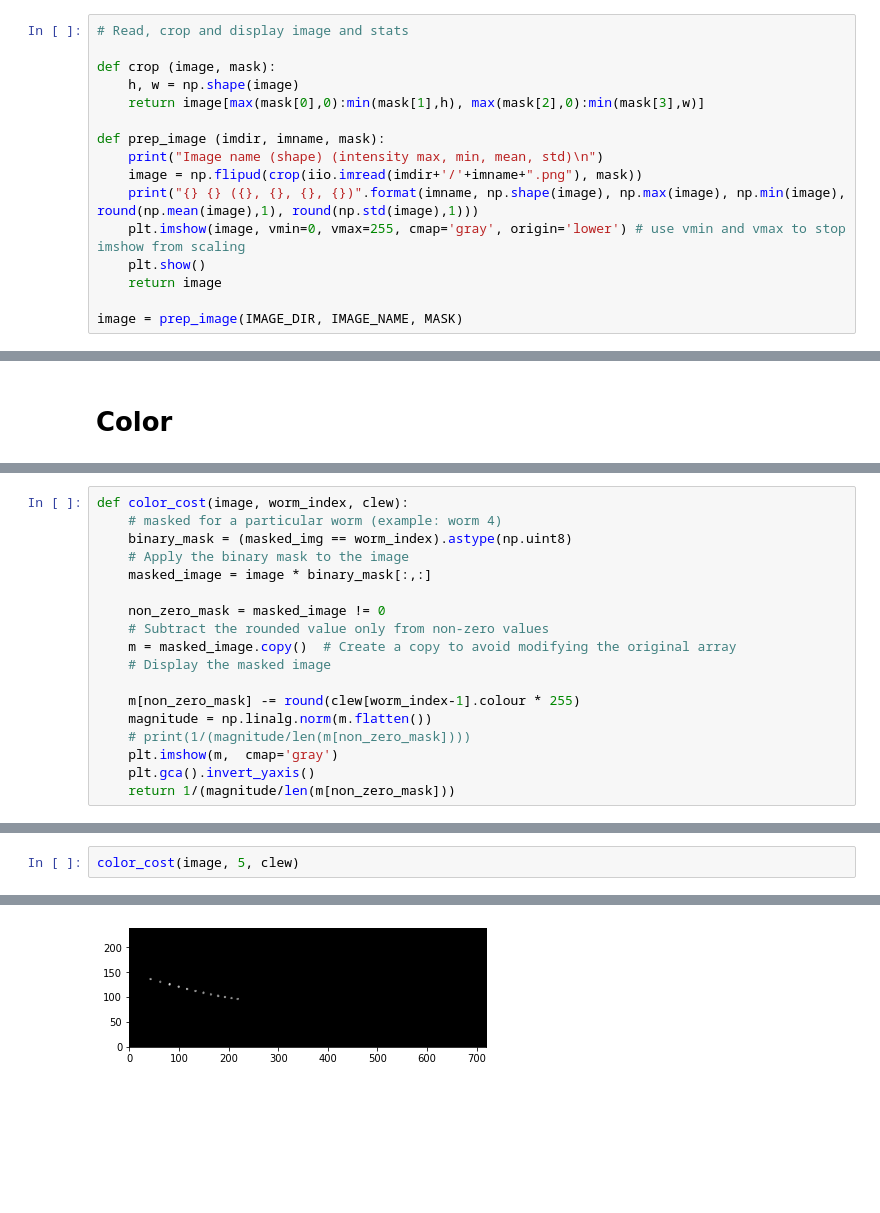
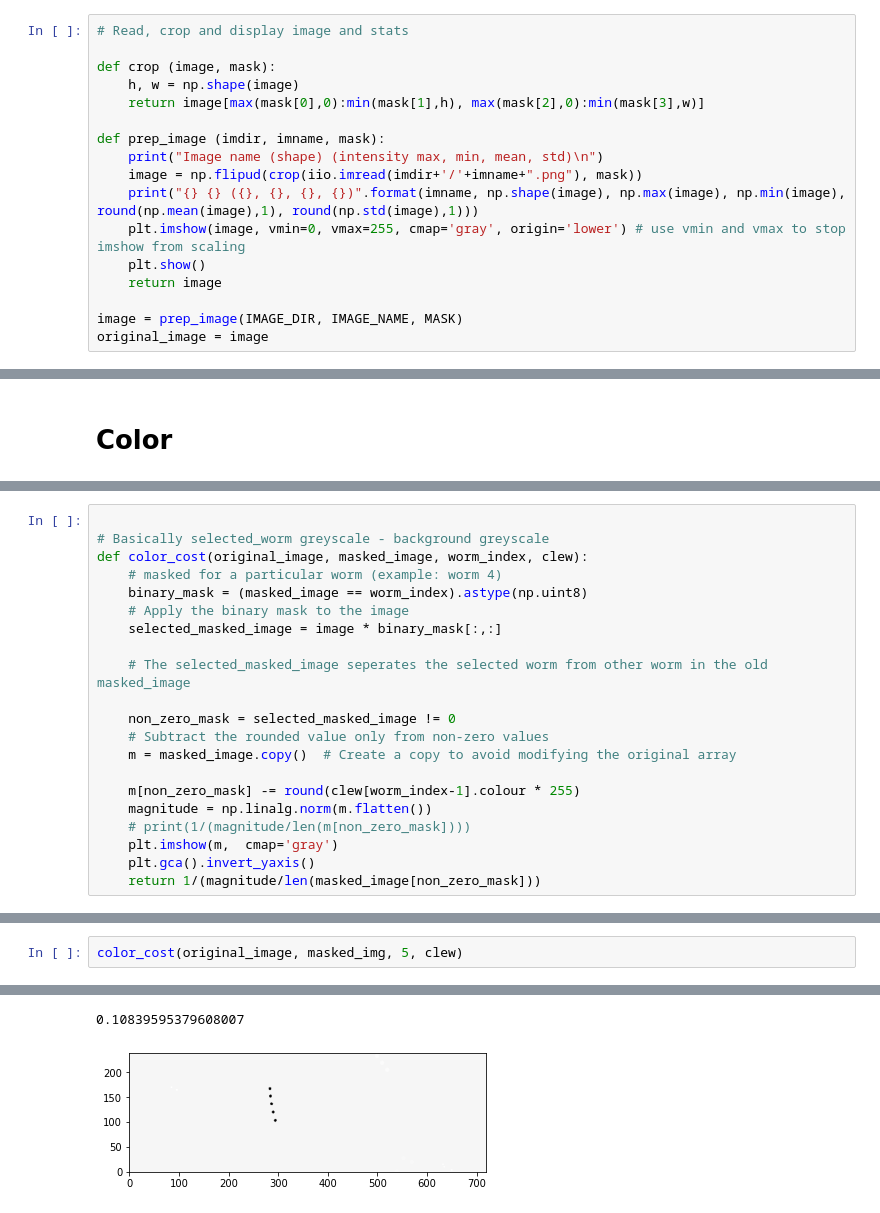
Before and after one commit to Will-H007/Camouflage-Worms, a Jupyter notebook: CamoWorms/CamoWorms.ipynb, the cells around one changed output, grey strips where cells are left out. Cells and saved outputs as stored; diff of their text form; blank space fills up the shorter version.

```diff
--- a/CamoWorms/CamoWorms.ipynb
+++ b/CamoWorms/CamoWorms.ipynb
@@ -49,6 +49,7 @@ def prep_image (imdir, imname, mask):
     return image
 
 image = prep_image(IMAGE_DIR, IMAGE_NAME, MASK)
+original_image = image
 # %% [output]
 Image name (shape) (intensity max, min, mean, std)
 
@@ -489,18 +497,21 @@ plt.gca().invert_yaxis()
 # %%
-def color_cost(image, worm_index, clew):
+
+# Basically selected_worm greyscale - background greyscale
+def color_cost(original_image, masked_image, worm_index, clew):
     # masked for a particular worm (example: worm 4)
-    binary_mask = (masked_img == worm_index).astype(np.uint8)
+    binary_mask = (masked_image == worm_index).astype(np.uint8)
     # Apply the binary mask to the image
-    masked_image = image * binary_mask[:,:]
+    selected_masked_image = image * binary_mask[:,:]
 
-    non_zero_mask = masked_image != 0
+    # The selected_masked_image seperates the selected worm from other worm in the old masked_image
+
+    non_zero_mask = selected_masked_image != 0
     # Subtract the rounded value only from non-zero values
     m = masked_image.copy()  # Create a copy to avoid modifying the original array
-    # Display the masked image
 
     m[non_zero_mask] -= round(clew[worm_index-1].colour * 255)
     magnitude = np.linalg.norm(m.flatten())
     # print(1/(magnitude/len(m[non_zero_mask])))
     plt.imshow(m,  cmap='gray')
     plt.gca().invert_yaxis()
-    return 1/(magnitude/len(m[non_zero_mask]))
+    return 1/(magnitude/len(masked_image[non_zero_mask]))
@@ -515,3 +529,3 @@ drawing.show()
 # %%
-color_cost(image, 5, clew)
+color_cost(original_image, masked_img, 5, clew)
 # %% [output]
@@ -519 +542,2 @@ color_cost(image, 5, clew)
+0.10839595379608007
-[figure, old version]
+[figure, new version]
```
Also changed, not shown: parts of 14 cells of this notebook, 6 other files.
